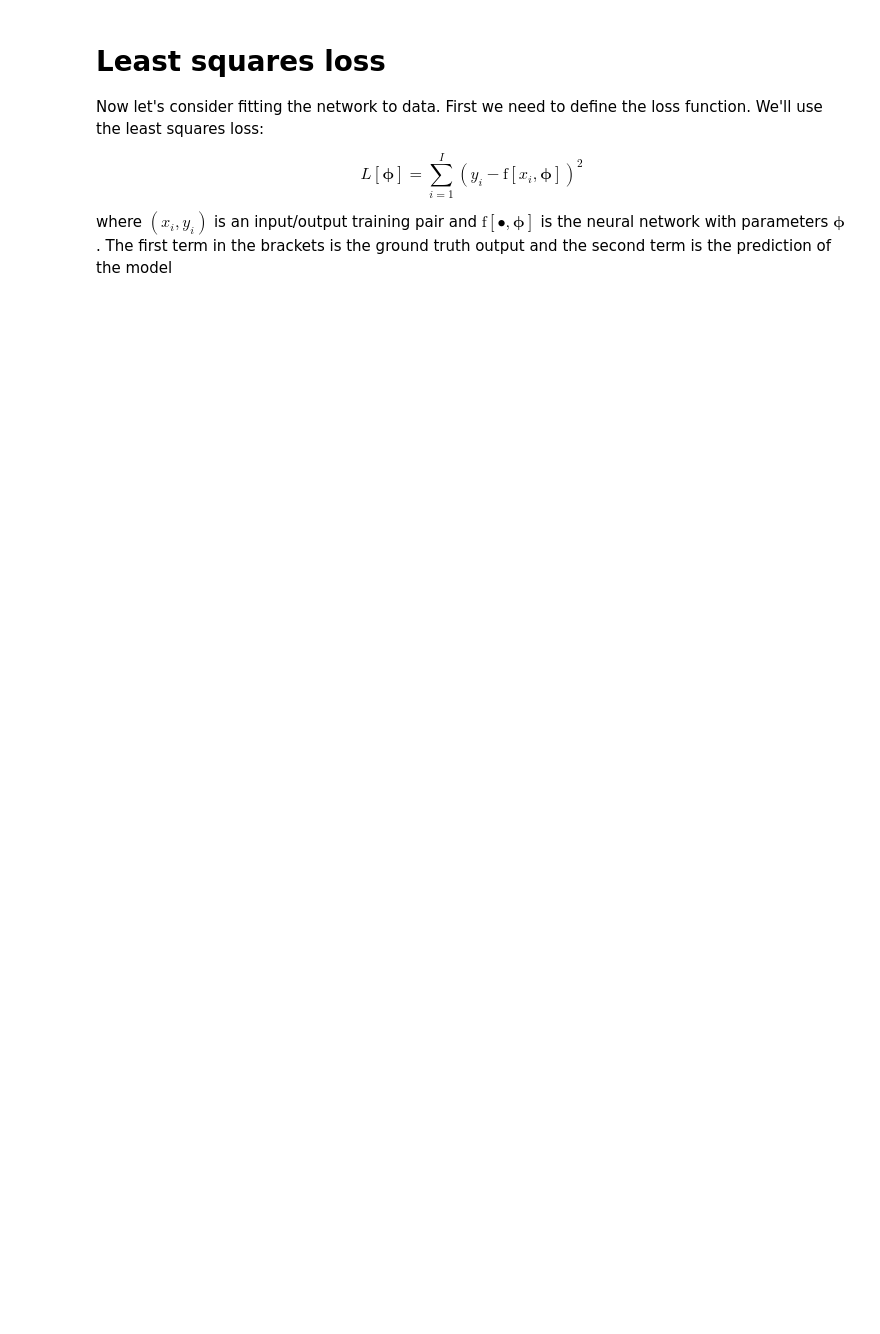
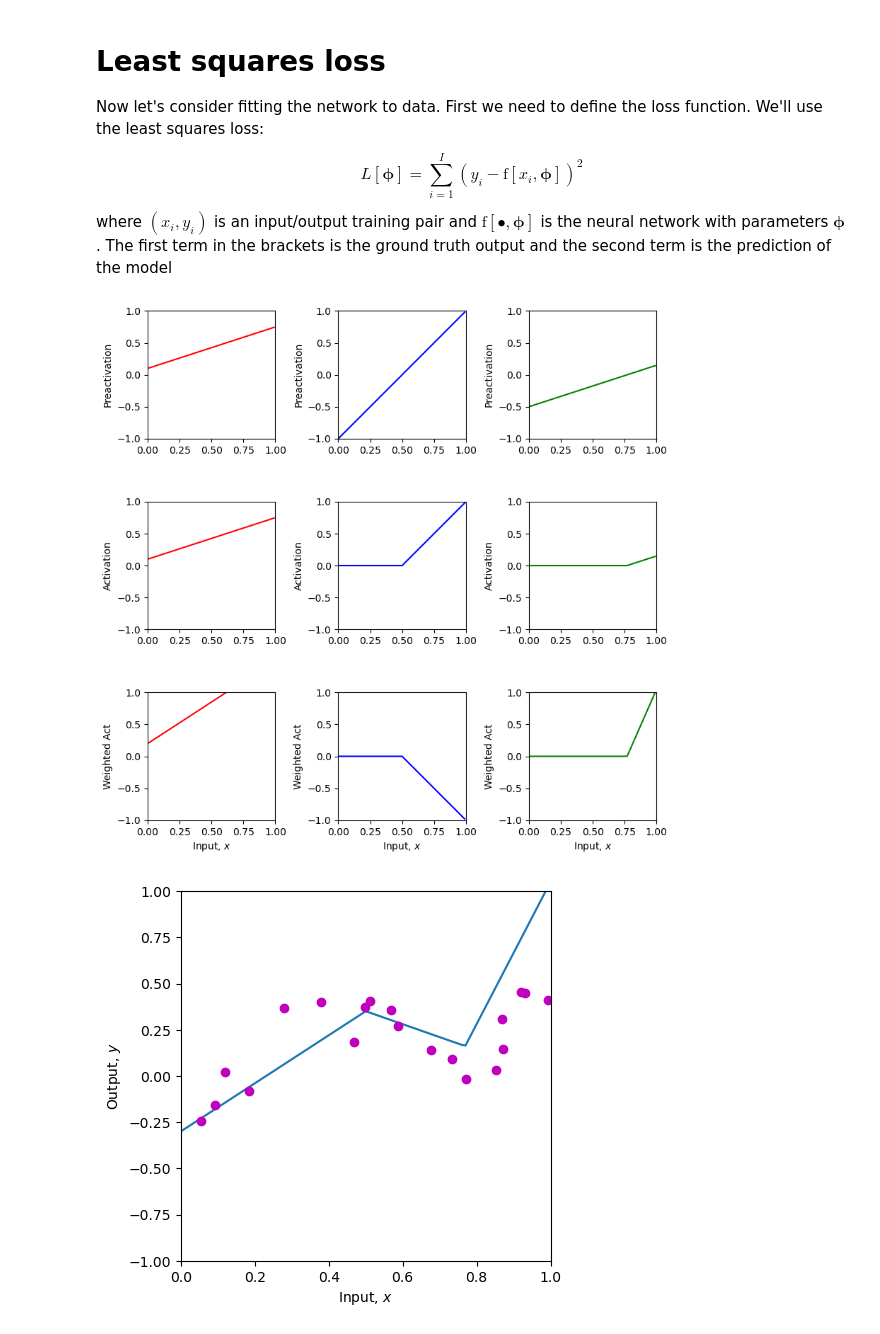
Before and after one commit to JJFelix/Neural-Networks-Notebooks, a Jupyter notebook: Chap03/3_1_Shallow_Networks_I.ipynb, the cells around one changed output. Drawn from its saved outputs; the diff is of its cells as text; code cells hidden in the pictures; blank space fills up the shorter version.

```diff
--- a/Chap03/3_1_Shallow_Networks_I.ipynb
+++ b/Chap03/3_1_Shallow_Networks_I.ipynb
@@ -199,38 +202,41 @@ def least_squares_loss(y_train, y_predict):
   return loss
 # %%
 # Now lets define some parameters, run the neural network, and compute the loss
-theta_10 =  0.3 ; theta_11 = -1.0
+theta_10 =  0.1 ; theta_11 = 0.65 #0.3 -1.0
 theta_20 = -1.0  ; theta_21 = 2.0
 theta_30 = -0.5  ; theta_31 = 0.65
-phi_0 = -0.3; phi_1 = 2.0; phi_2 = -1.0; phi_3 = 7.0
+phi_0 = -0.5; phi_1 = 2.0; phi_2 = -1.0; phi_3 = 7.0 # -0.3 2.0 -1.0
 
 # Define a range of input values
 x = np.arange(0,1,0.01)
 
 x_train = np.array([0.09291784,0.46809093,0.93089486,0.67612654,0.73441752,0.86847339,\
                    0.49873225,0.51083168,0.18343972,0.99380898,0.27840809,0.38028817,\
                    0.12055708,0.56715537,0.92005746,0.77072270,0.85278176,0.05315950,\
                    0.87168699,0.58858043])
 y_train = np.array([-0.15934537,0.18195445,0.451270150,0.13921448,0.09366691,0.30567674,\
                     0.372291170,0.40716968,-0.08131792,0.41187806,0.36943738,0.3994327,\
                     0.019062570,0.35820410,0.452564960,-0.0183121,0.02957665,-0.24354444, \
                     0.148038840,0.26824970])
 
 # We run the neural network for each of these input values
 y, pre_1, pre_2, pre_3, act_1, act_2, act_3, w_act_1, w_act_2, w_act_3 = \
     shallow_1_1_3(x, ReLU, phi_0,phi_1,phi_2,phi_3, theta_10, theta_11, theta_20, theta_21, theta_30, theta_31)
 # And then plot it
 plot_neural(x, y, pre_1, pre_2, pre_3, act_1, act_2, act_3, w_act_1, w_act_2, w_act_3, plot_all=True, x_data = x_train, y_data = y_train)
 
 # Run the neural network on the training data
 y_predict, *_ = shallow_1_1_3(x_train, ReLU, phi_0,phi_1,phi_2,phi_3, theta_10, theta_11, theta_20, theta_21, theta_30, theta_31)
 
 # Compute the least squares loss and print it out
 loss = least_squares_loss(y_train,y_predict)
 print('Your Loss = %3.3f, True value = 9.385'%(loss))
 
 # TODO.  Manipulate the parameters (by hand!) to make the function
 # fit the data better and try to reduce the loss to as small a number
 # as possible.  The best that I could do was 0.181
 # Tip... start by manipulating phi_0.
 # It's not that easy, so don't spend too much time on this!
+# %% [output]
+[figure, added]
+[figure, added]
```
Also changed, not shown: parts of 4 cells of this notebook.
